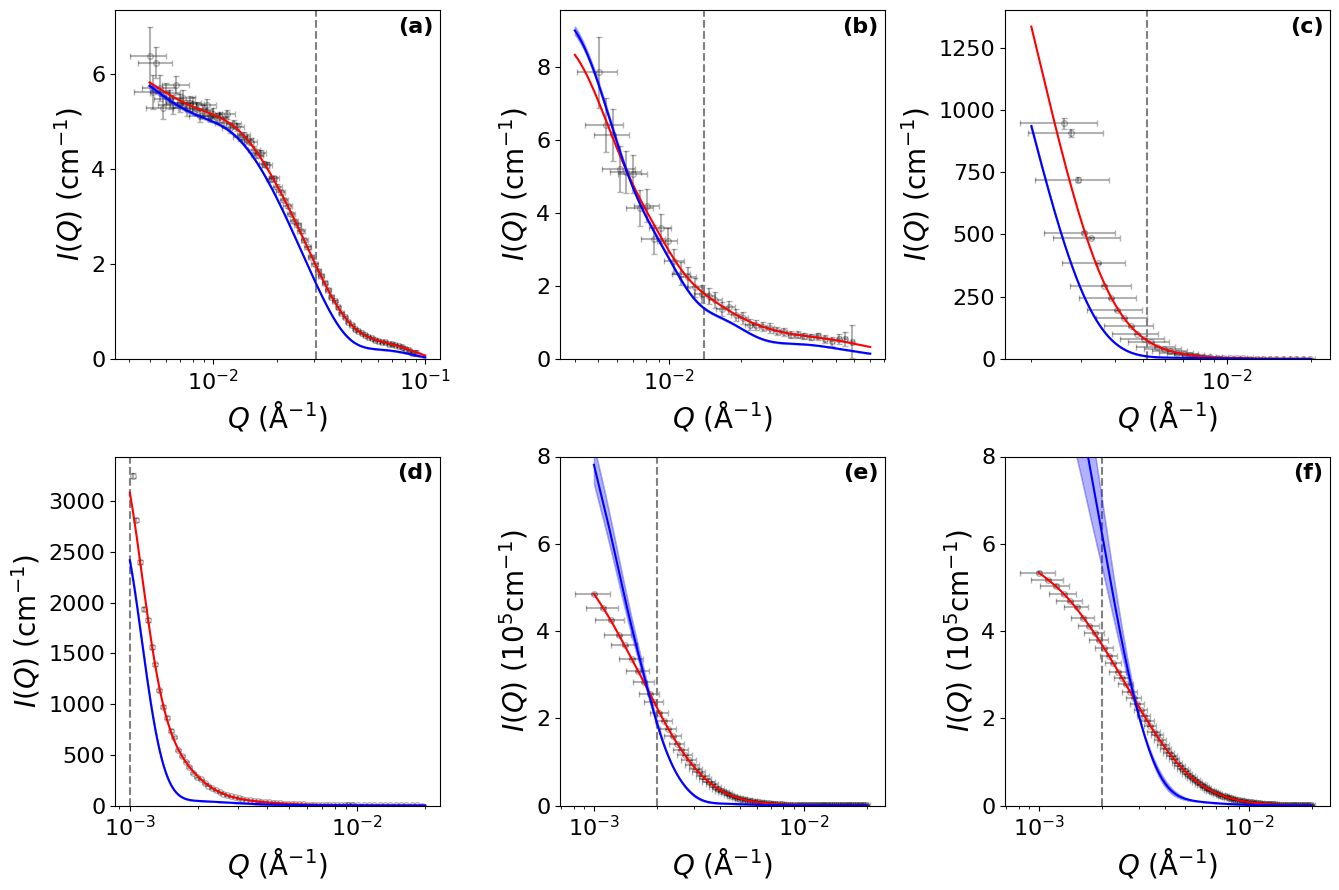
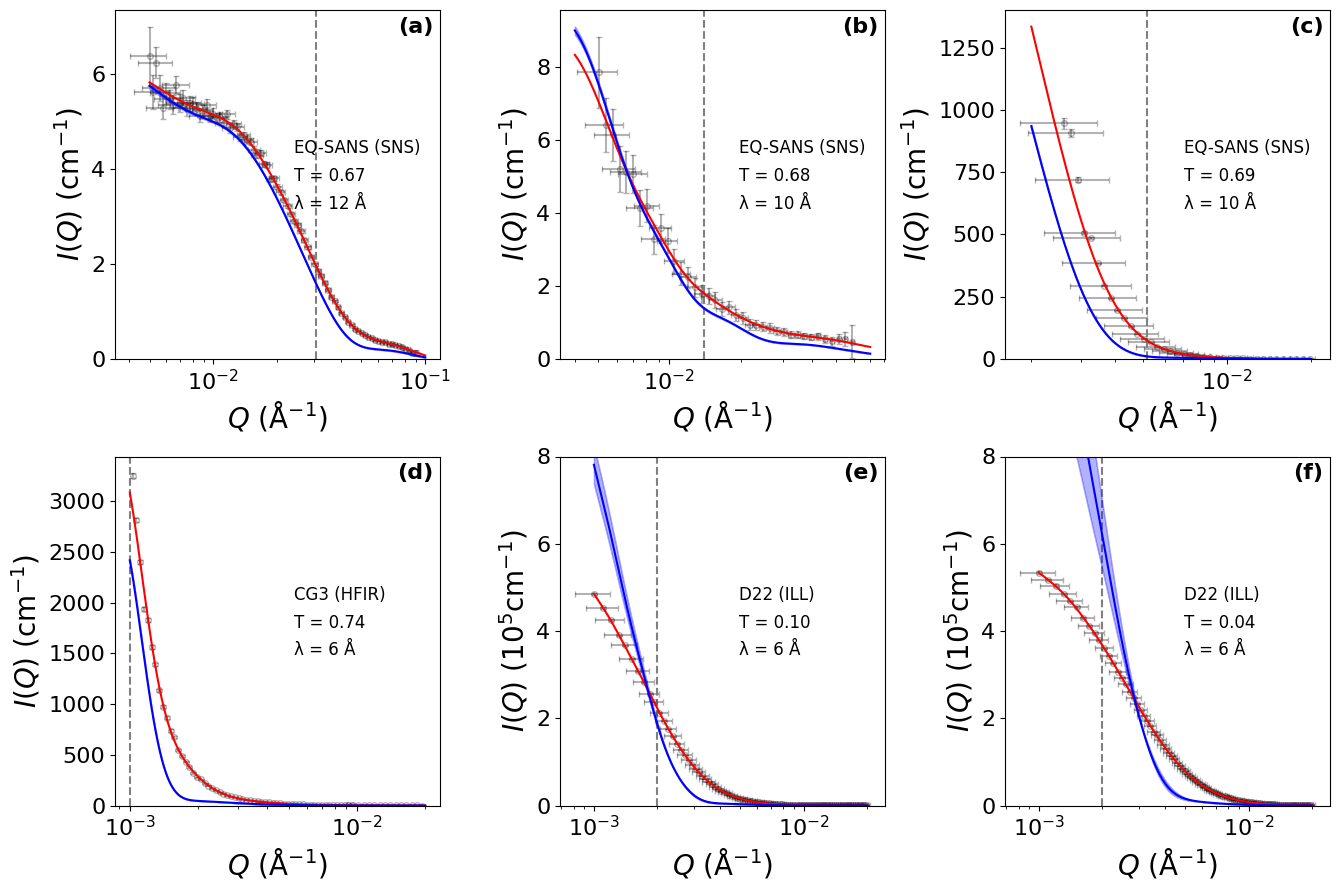
The change to this notebook cell's code, shown as a diff; its figure went from the first image to the second:
--- before
+++ after
@@ -6,4 +6,8 @@
     "out_33357_si30_1peg_20C_4m10a_bfit.json"
 ]
+facility_labels = ['EQ-SANS (SNS)', 'EQ-SANS (SNS)', 'EQ-SANS (SNS)', 'CG3 (HFIR)', 'D22 (ILL)', 'D22 (ILL)']
+transmission_values = [0.67, 0.68, 0.69, 0.74, 0.10, 0.042]  # panels (a)–(f)
+transmission_labels = [f"T = {t:.2f}" for t in transmission_values]
+wavelength_values = [12, 10, 10, 6, 6, 6]
 
 fig, axs = plt.subplots(2, 3, figsize=(13.5, 9))
@@ -11,5 +15,8 @@
 for ax, panel_label in zip(axs.flatten(), panel_labels):
     ax.text(0.98, 0.98, panel_label, transform=ax.transAxes, fontsize=16, fontweight='bold', va='top', ha='right')
-
+    ax.text(0.55, 0.63, facility_labels[panel_labels.index(panel_label)], transform=ax.transAxes, fontsize=12, va='top', ha='left')
+    ax.text(0.55, 0.55, transmission_labels[panel_labels.index(panel_label)], transform=ax.transAxes, fontsize=12, va='top', ha='left')
+    ax.text(0.55, 0.47, f"\u03BB = {wavelength_values[panel_labels.index(panel_label)]} Å", transform=ax.transAxes, fontsize=12, va='top', ha='left')
+    
 for filename in filenames_list:
     with open(filename, 'r') as f:

Commit: added exp conf labels